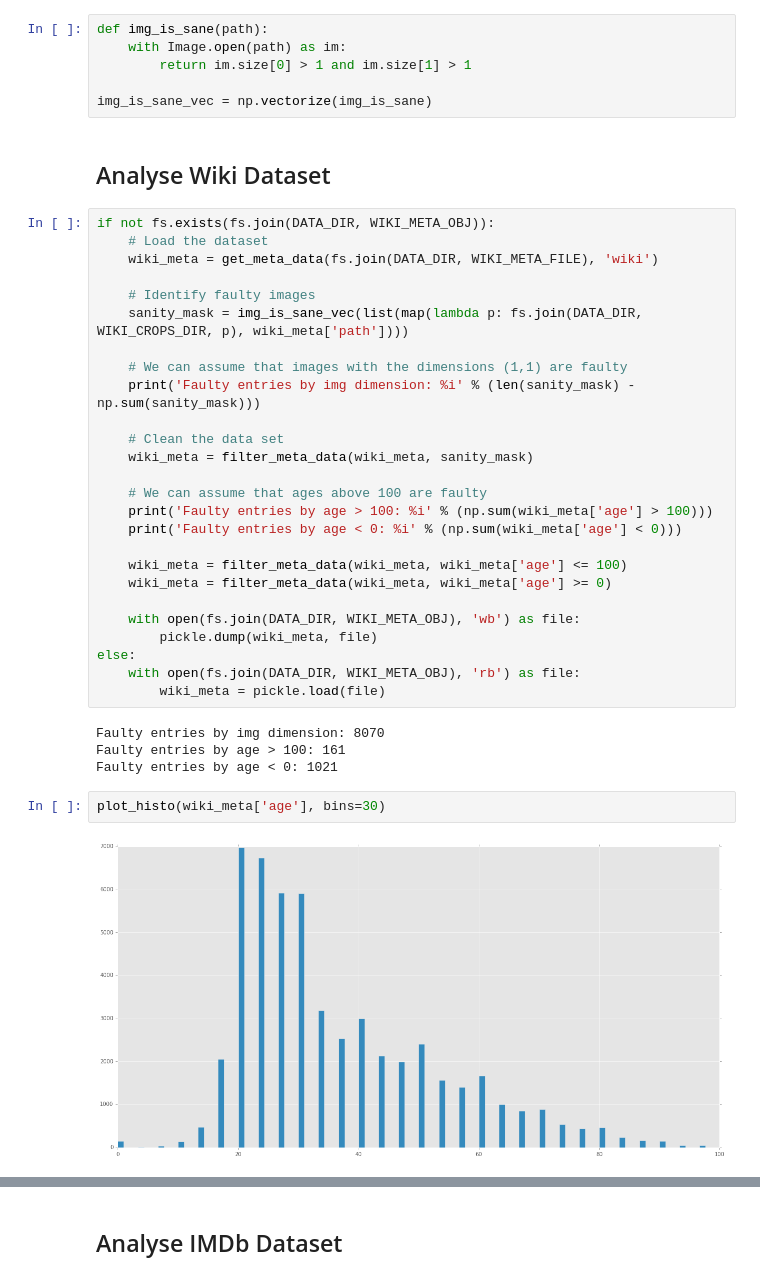
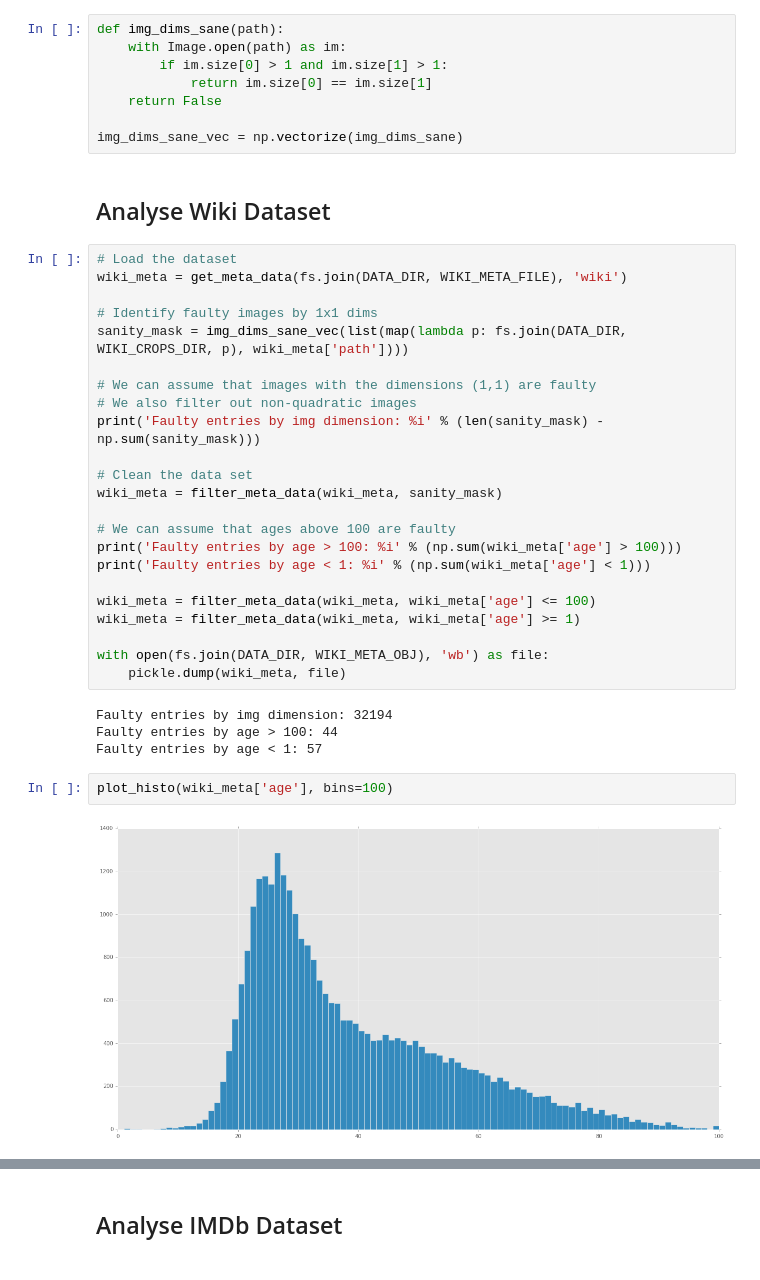
Before and after one commit to chaosmail/cvsp-age-gender-classification-16, a Jupyter notebook: analyse/01_Clean_Dataset.ipynb, the cells around one changed output, grey strips where cells are left out. Saved outputs shown, nothing was run; the diff lists cells and outputs as text.

```diff
--- a/analyse/01_Clean_Dataset.ipynb
+++ b/analyse/01_Clean_Dataset.ipynb
@@ -91,47 +91,46 @@ def plot_histo(data, bins=30, range=(0,100), figsize=(20,10), xticks=None):
         plt.xticks(np.arange(len(xticks)) + 0.5, xticks)
     plt.show()
 # %%
-def img_is_sane(path):
+def img_dims_sane(path):
     with Image.open(path) as im:
-        return im.size[0] > 1 and im.size[1] > 1
+        if im.size[0] > 1 and im.size[1] > 1:
+            return im.size[0] == im.size[1]
+    return False
 
-img_is_sane_vec = np.vectorize(img_is_sane)
+img_dims_sane_vec = np.vectorize(img_dims_sane)
 # %% [markdown]
 ## Analyse Wiki Dataset
 # %%
-if not fs.exists(fs.join(DATA_DIR, WIKI_META_OBJ)):
-    # Load the dataset
-    wiki_meta = get_meta_data(fs.join(DATA_DIR, WIKI_META_FILE), 'wiki')
+# Load the dataset
+wiki_meta = get_meta_data(fs.join(DATA_DIR, WIKI_META_FILE), 'wiki')
 
-    # Identify faulty images
-    sanity_mask = img_is_sane_vec(list(map(lambda p: fs.join(DATA_DIR, WIKI_CROPS_DIR, p), wiki_meta['path'])))
+# Identify faulty images by 1x1 dims
+sanity_mask = img_dims_sane_vec(list(map(lambda p: fs.join(DATA_DIR, WIKI_CROPS_DIR, p), wiki_meta['path'])))
 
-    # We can assume that images with the dimensions (1,1) are faulty
-    print('Faulty entries by img dimension: %i' % (len(sanity_mask) - np.sum(sanity_mask)))
+# We can assume that images with the dimensions (1,1) are faulty
+# We also filter out non-quadratic images
+print('Faulty entries by img dimension: %i' % (len(sanity_mask) - np.sum(sanity_mask)))
 
-    # Clean the data set
-    wiki_meta = filter_meta_data(wiki_meta, sanity_mask)
+# Clean the data set
+wiki_meta = filter_meta_data(wiki_meta, sanity_mask)
 
-    # We can assume that ages above 100 are faulty
-    print('Faulty entries by age > 100: %i' % (np.sum(wiki_meta['age'] > 100)))
-    print('Faulty entries by age < 0: %i' % (np.sum(wiki_meta['age'] < 0)))
+# We can assume that ages above 100 are faulty
+print('Faulty entries by age > 100: %i' % (np.sum(wiki_meta['age'] > 100)))
+print('Faulty entries by age < 1: %i' % (np.sum(wiki_meta['age'] < 1)))
 
-    wiki_meta = filter_meta_data(wiki_meta, wiki_meta['age'] <= 100)
-    wiki_meta = filter_meta_data(wiki_meta, wiki_meta['age'] >= 0)
+wiki_meta = filter_meta_data(wiki_meta, wiki_meta['age'] <= 100)
+wiki_meta = filter_meta_data(wiki_meta, wiki_meta['age'] >= 1)
 
-    with open(fs.join(DATA_DIR, WIKI_META_OBJ), 'wb') as file:
-        pickle.dump(wiki_meta, file)
-else:
-    with open(fs.join(DATA_DIR, WIKI_META_OBJ), 'rb') as file:
-        wiki_meta = pickle.load(file)
+with open(fs.join(DATA_DIR, WIKI_META_OBJ), 'wb') as file:
+    pickle.dump(wiki_meta, file)
 # %% [output]
-Faulty entries by img dimension: 8070
-Faulty entries by age > 100: 161
-Faulty entries by age < 0: 1021
+Faulty entries by img dimension: 32194
+Faulty entries by age > 100: 44
+Faulty entries by age < 1: 57
 # %%
-plot_histo(wiki_meta['age'], bins=30)
+plot_histo(wiki_meta['age'], bins=100)
 # %% [output]
-[figure, old version]
+[figure, new version]
 # %%
 plot_histo(wiki_meta['gender'], bins=(0, 1, 2))
 # %% [output]
```
Also changed, not shown: parts of 4 cells of this notebook, 1 other file.
